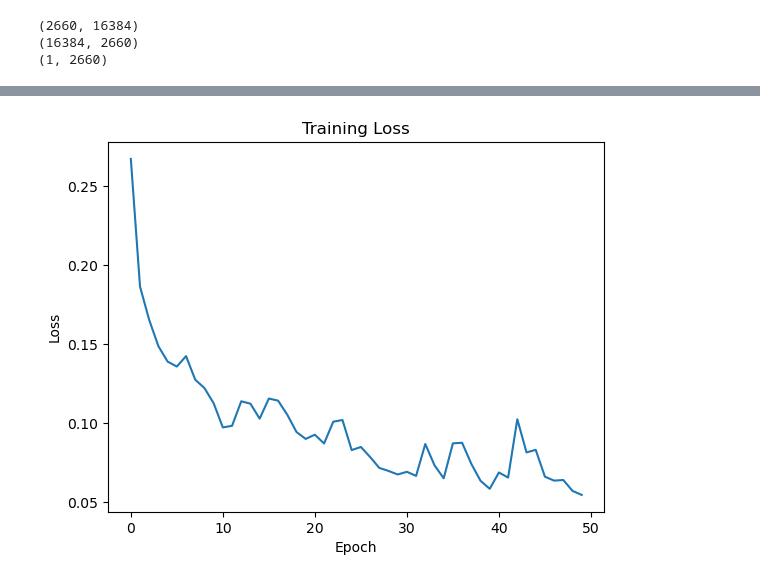
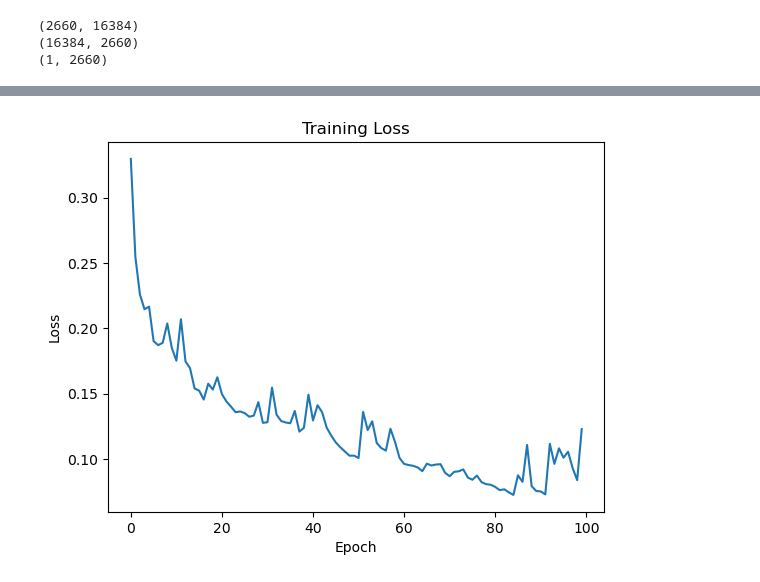
Before and after one commit to Haidy-sayed/Pneumonia-Detector-from-Chest-X-Rays, a Jupyter notebook: pneumonia_detector.ipynb, the cells around one changed output, grey strips where cells are left out. Drawn from its saved outputs; the diff is of its cells as text; code cells hidden in the pictures.

Commit message:
trials
increased hidden layers to 2 , 100 epochs , same lr , accuracy 84.61%

```diff
--- a/pneumonia_detector.ipynb
+++ b/pneumonia_detector.ipynb
@@ -253,18 +223,19 @@ class NN_fromScratch:
 # %%
 input_size = 128 * 128
 
-hidden_size = 256
+# one number per hidden layer
+hidden_layers = [256, 128]      # 2 hidden layers
 
 output_size = 1
-
 learning_rate = 0.0001
 
-model = NN_fromScratch(input_size, hidden_size, output_size, learning_rate)
+layer_sizes = [input_size] + hidden_layers + [output_size]
+model = NN_fromScratch(layer_sizes, learning_rate)
 
-num_epochs = 50
+num_epochs = 100
 batch_size = 32
 m = X.shape[1]  # total number of training examples
-
+0
 train_losses = []
 
 for epoch in range(num_epochs):
@@ -322,4 +293,4 @@ Epoch 50/50 — Loss: 0.0547
-[figure, old version]
+[figure, new version]
 # %%
 
 #validate set preprocessing
```
Also changed, not shown: parts of 8 cells of this notebook, 3 other files.
